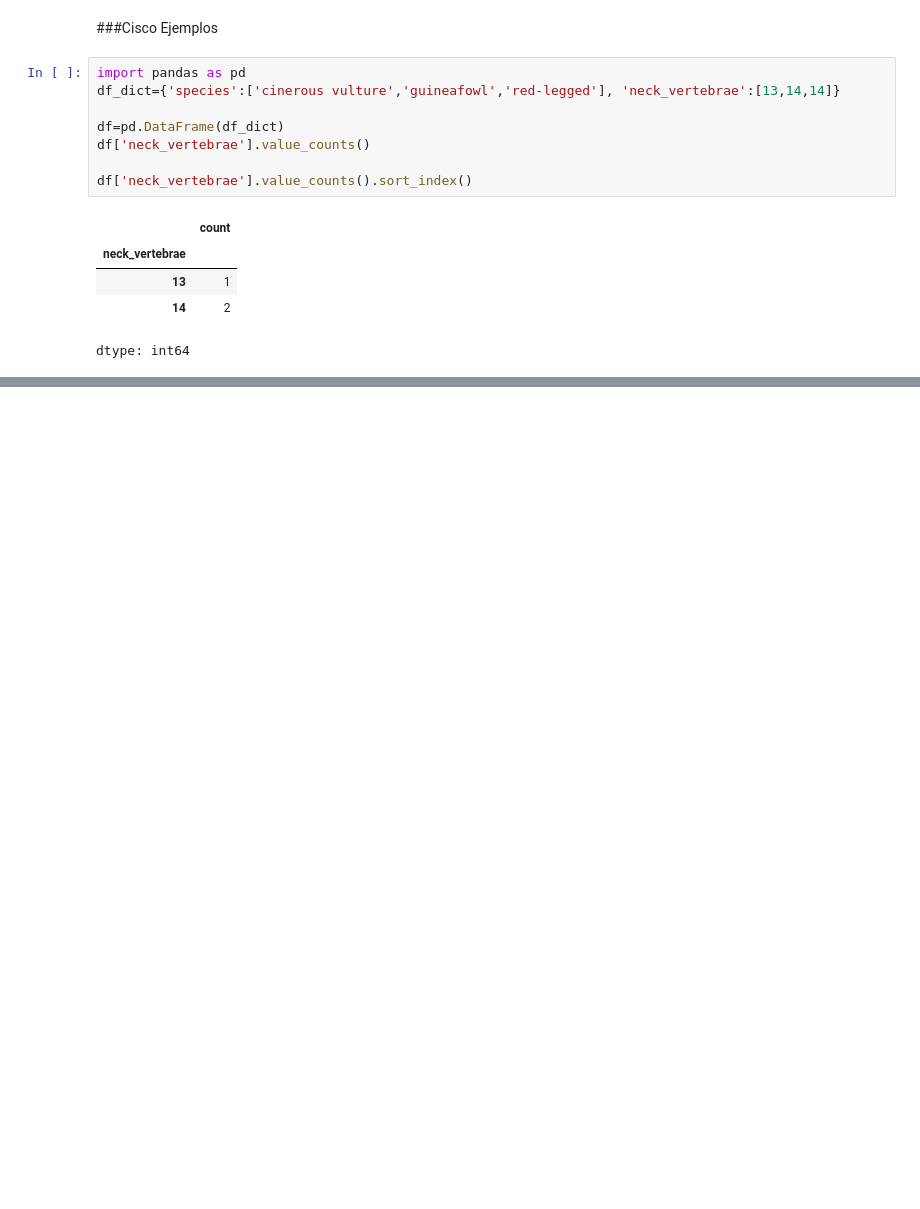
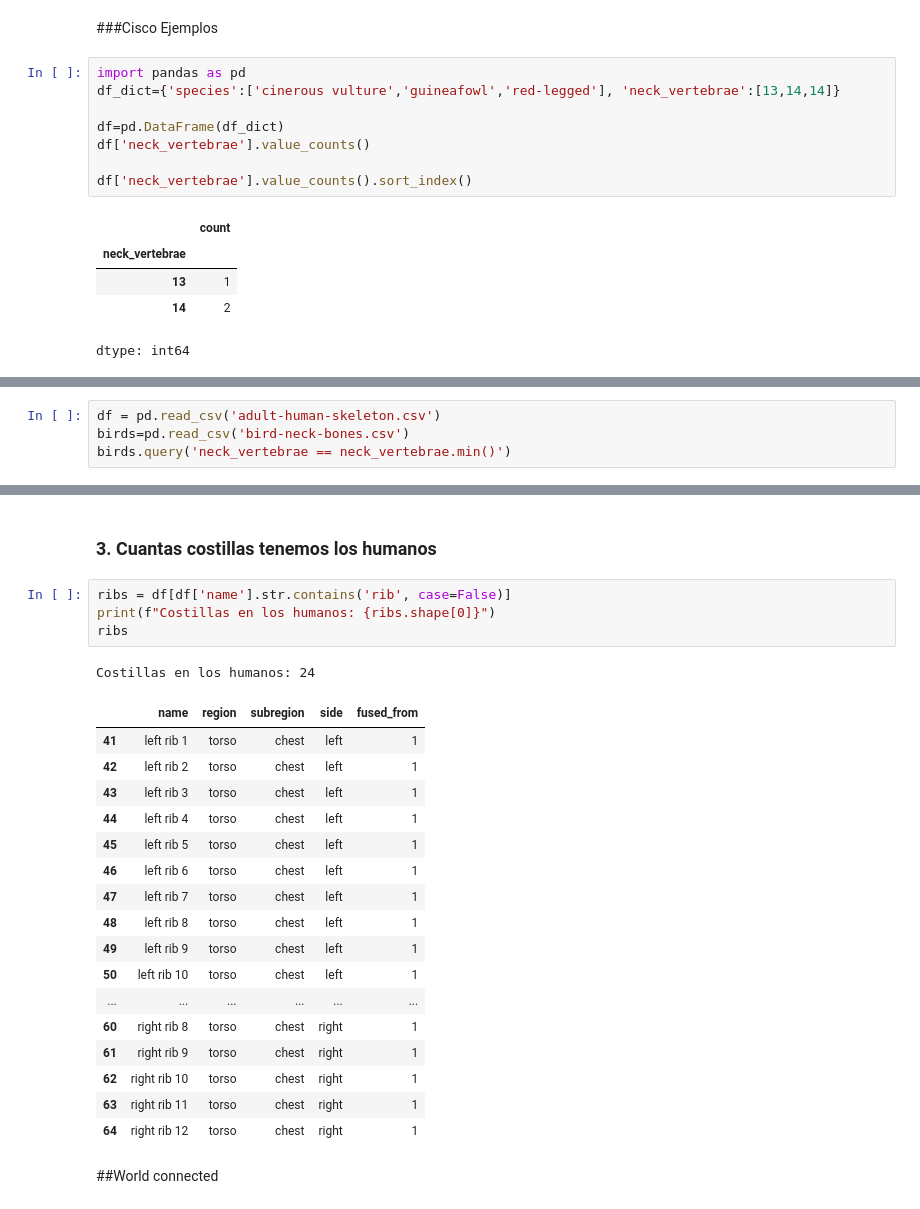
Before and after one commit to IvanRosP/mineria-de-datos, a Jupyter notebook: Mineria de datos.ipynb, the cells around one changed output, grey strips where cells are left out. Saved outputs shown, nothing was run; the diff lists cells and outputs as text; blank space fills up the shorter version.

```diff
--- a/Mineria de datos.ipynb
+++ b/Mineria de datos.ipynb
@@ -1539,0 +1546,4 @@ dtype: int64
+# %%
+df = pd.read_csv('adult-human-skeleton.csv')
+birds=pd.read_csv('bird-neck-bones.csv')
+birds.query('neck_vertebrae == neck_vertebrae.min()')
@@ -1539,0 +1584,27 @@ dtype: int64
+# %% [markdown]
+### 3. Cuantas costillas tenemos los humanos
+# %%
+ribs = df[df['name'].str.contains('rib', case=False)]
+print(f"Costillas en los humanos: {ribs.shape[0]}")
+ribs
+# %% [output]
+Costillas en los humanos: 24
+|  | name | region | subregion | side | fused_from |
+| 41 | left rib 1 | torso | chest | left | 1 |
+| 42 | left rib 2 | torso | chest | left | 1 |
+| 43 | left rib 3 | torso | chest | left | 1 |
+| 44 | left rib 4 | torso | chest | left | 1 |
+| 45 | left rib 5 | torso | chest | left | 1 |
+| 46 | left rib 6 | torso | chest | left | 1 |
+| 47 | left rib 7 | torso | chest | left | 1 |
+| 48 | left rib 8 | torso | chest | left | 1 |
+| 49 | left rib 9 | torso | chest | left | 1 |
+| 50 | left rib 10 | torso | chest | left | 1 |
+| ... | ... | ... | ... | ... | ... |
+| 60 | right rib 8 | torso | chest | right | 1 |
+| 61 | right rib 9 | torso | chest | right | 1 |
+| 62 | right rib 10 | torso | chest | right | 1 |
+| 63 | right rib 11 | torso | chest | right | 1 |
+| 64 | right rib 12 | torso | chest | right | 1 |
+# %% [markdown]
+##World connected
```
Also changed, not shown: parts of 31 cells of this notebook.
